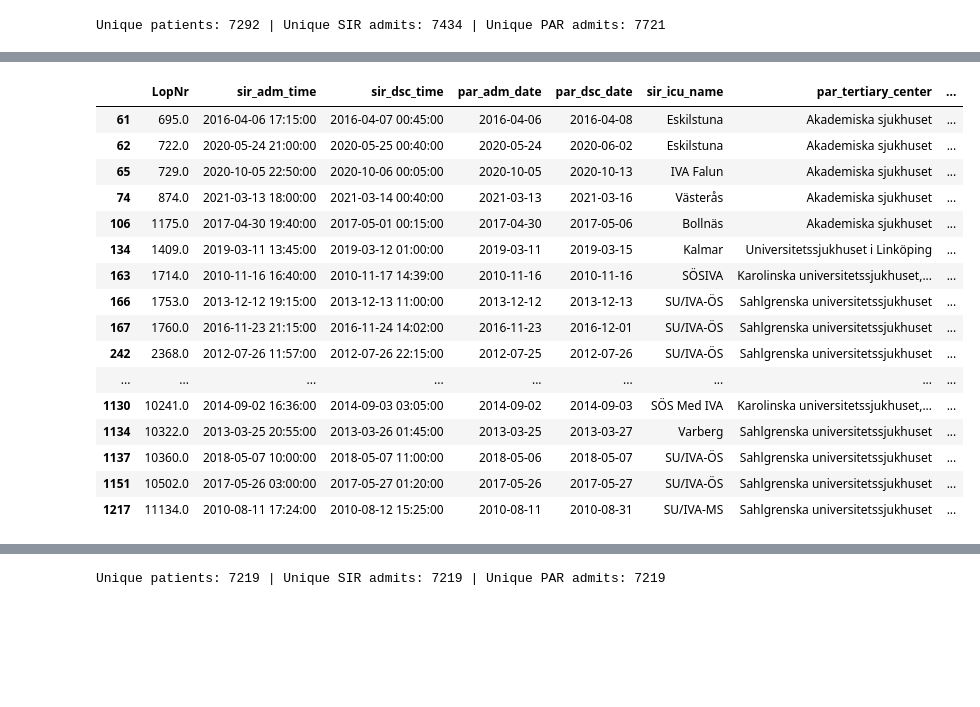
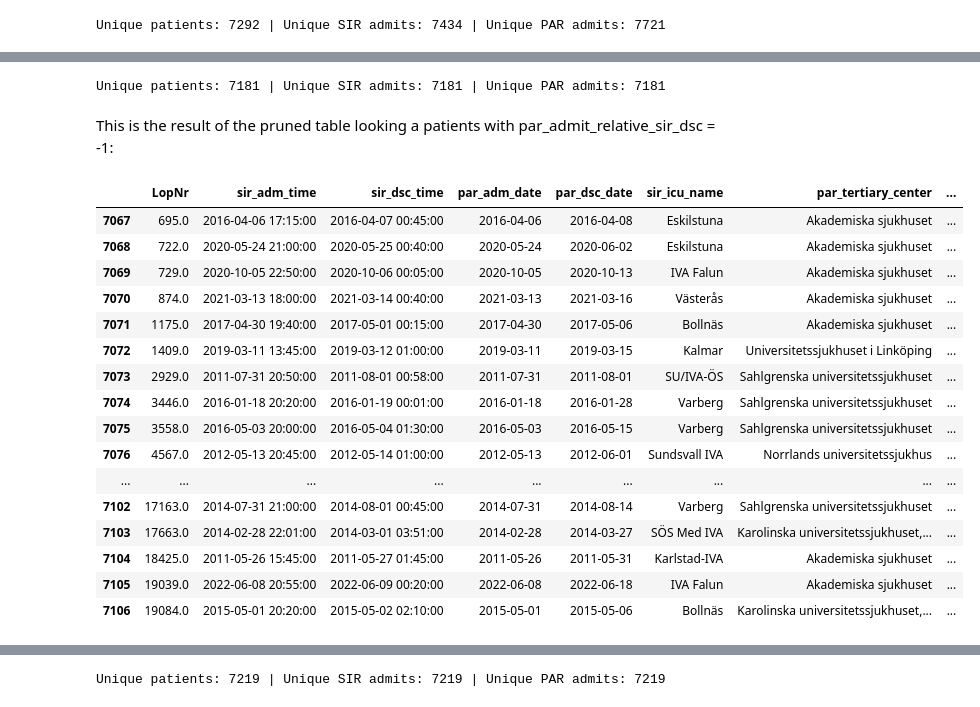
Before and after one commit to johol355/neuro-ascertainment, a Jupyter notebook: candidate-queries/transferred-nsicu-cohort/transferred-cohort.ipynb, the cells around one changed output, grey strips where cells are left out. Cells and saved outputs as stored; diff of their text form; code cells hidden in the pictures; blank space fills up the shorter version.

```diff
--- a/candidate-queries/transferred-nsicu-cohort/transferred-cohort.ipynb
+++ b/candidate-queries/transferred-nsicu-cohort/transferred-cohort.ipynb
@@ -102,20 +134,38 @@ to_check[['LopNr', 'sir_adm_time', 'sir_dsc_time', 'par_adm_date', 'par_dsc_date
+# %%
+query_DESC_pruned = query + "SELECT * FROM SUMMARY_TABLE_FIRST_PRUNE_LATE"
+DESC_pruned = pd.read_sql(query_DESC_pruned, engine)
+
+# format time
+DESC_pruned['par_adm_date'] = pd.to_datetime(DESC_pruned['par_adm_date'], unit='D')
+DESC_pruned['par_dsc_date'] = pd.to_datetime(DESC_pruned['par_dsc_date'], unit='D')
+DESC_pruned['earliest_par_admit_date'] = pd.to_datetime(DESC_pruned['earliest_par_admit_date'], unit='D')
+
+DESC_pruned['sir_adm_time'] = pd.to_datetime(DESC_pruned['sir_adm_time'], unit='s')
+DESC_pruned['sir_dsc_time'] = pd.to_datetime(DESC_pruned['sir_dsc_time'], unit='s')
+DESC_pruned['sir_adm_year'] = DESC_pruned['sir_adm_time'].dt.year
+
+count_id(DESC_pruned)
+# %% [output]
+Unique patients: 7181 | Unique SIR admits: 7181 | Unique PAR admits: 7181
+# %% [markdown]
+This is the result of the pruned table looking a patients with par_admit_relative_sir_dsc = -1:
 # %%
-DESC[['LopNr', 'sir_adm_time', 'sir_dsc_time', 'par_adm_date', 'par_dsc_date', 'sir_icu_name', 'par_tertiary_center', 'DX_GROUP', 'rows_per_patient', 'par_admit_relative_sir_dsc', 'earliest_par_admit_date']].query("par_admit_relative_sir_dsc == -1").head(40)
+DESC_pruned[['LopNr', 'sir_adm_time', 'sir_dsc_time', 'par_adm_date', 'par_dsc_date', 'sir_icu_name', 'par_tertiary_center', 'DX_GROUP', 'rows_per_patient', 'par_admit_relative_sir_dsc', 'earliest_par_admit_date']].query("par_admit_relative_sir_dsc == -1").head(40)
 # %% [output]
 |  | LopNr | sir_adm_time | sir_dsc_time | par_adm_date | par_dsc_date | sir_icu_name | par_tertiary_center | ... |
-| 61 | 695.0 | 2016-04-06 17:15:00 | 2016-04-07 00:45:00 | 2016-04-06 | 2016-04-08 | Eskilstuna | Akademiska sjukhuset | ... |
-| 62 | 722.0 | 2020-05-24 21:00:00 | 2020-05-25 00:40:00 | 2020-05-24 | 2020-06-02 | Eskilstuna | Akademiska sjukhuset | ... |
-| 65 | 729.0 | 2020-10-05 22:50:00 | 2020-10-06 00:05:00 | 2020-10-05 | 2020-10-13 | IVA Falun | Akademiska sjukhuset | ... |
-| 74 | 874.0 | 2021-03-13 18:00:00 | 2021-03-14 00:40:00 | 2021-03-13 | 2021-03-16 | Västerås | Akademiska sjukhuset | ... |
-| 106 | 1175.0 | 2017-04-30 19:40:00 | 2017-05-01 00:15:00 | 2017-04-30 | 2017-05-06 | Bollnäs | Akademiska sjukhuset | ... |
-| 134 | 1409.0 | 2019-03-11 13:45:00 | 2019-03-12 01:00:00 | 2019-03-11 | 2019-03-15 | Kalmar | Universitetssjukhuset i Linköping | ... |
-| 163 | 1714.0 | 2010-11-16 16:40:00 | 2010-11-17 14:39:00 | 2010-11-16 | 2010-11-16 | SÖSIVA | Karolinska universitetssjukhuset,... | ... |
-| 166 | 1753.0 | 2013-12-12 19:15:00 | 2013-12-13 11:00:00 | 2013-12-12 | 2013-12-13 | SU/IVA-ÖS | Sahlgrenska universitetssjukhuset | ... |
-| 167 | 1760.0 | 2016-11-23 21:15:00 | 2016-11-24 14:02:00 | 2016-11-23 | 2016-12-01 | SU/IVA-ÖS | Sahlgrenska universitetssjukhuset | ... |
-| 242 | 2368.0 | 2012-07-26 11:57:00 | 2012-07-26 22:15:00 | 2012-07-25 | 2012-07-26 | SU/IVA-ÖS | Sahlgrenska universitetssjukhuset | ... |
+| 7067 | 695.0 | 2016-04-06 17:15:00 | 2016-04-07 00:45:00 | 2016-04-06 | 2016-04-08 | Eskilstuna | Akademiska sjukhuset | ... |
+| 7068 | 722.0 | 2020-05-24 21:00:00 | 2020-05-25 00:40:00 | 2020-05-24 | 2020-06-02 | Eskilstuna | Akademiska sjukhuset | ... |
+| 7069 | 729.0 | 2020-10-05 22:50:00 | 2020-10-06 00:05:00 | 2020-10-05 | 2020-10-13 | IVA Falun | Akademiska sjukhuset | ... |
+| 7070 | 874.0 | 2021-03-13 18:00:00 | 2021-03-14 00:40:00 | 2021-03-13 | 2021-03-16 | Västerås | Akademiska sjukhuset | ... |
+| 7071 | 1175.0 | 2017-04-30 19:40:00 | 2017-05-01 00:15:00 | 2017-04-30 | 2017-05-06 | Bollnäs | Akademiska sjukhuset | ... |
+| 7072 | 1409.0 | 2019-03-11 13:45:00 | 2019-03-12 01:00:00 | 2019-03-11 | 2019-03-15 | Kalmar | Universitetssjukhuset i Linköping | ... |
+| 7073 | 2929.0 | 2011-07-31 20:50:00 | 2011-08-01 00:58:00 | 2011-07-31 | 2011-08-01 | SU/IVA-ÖS | Sahlgrenska universitetssjukhuset | ... |
+| 7074 | 3446.0 | 2016-01-18 20:20:00 | 2016-01-19 00:01:00 | 2016-01-18 | 2016-01-28 | Varberg | Sahlgrenska universitetssjukhuset | ... |
+| 7075 | 3558.0 | 2016-05-03 20:00:00 | 2016-05-04 01:30:00 | 2016-05-03 | 2016-05-15 | Varberg | Sahlgrenska universitetssjukhuset | ... |
+| 7076 | 4567.0 | 2012-05-13 20:45:00 | 2012-05-14 01:00:00 | 2012-05-13 | 2012-06-01 | Sundsvall IVA | Norrlands universitetssjukhus | ... |
 | ... | ... | ... | ... | ... | ... | ... | ... | ... |
-| 1130 | 10241.0 | 2014-09-02 16:36:00 | 2014-09-03 03:05:00 | 2014-09-02 | 2014-09-03 | SÖS Med IVA | Karolinska universitetssjukhuset,... | ... |
-| 1134 | 10322.0 | 2013-03-25 20:55:00 | 2013-03-26 01:45:00 | 2013-03-25 | 2013-03-27 | Varberg | Sahlgrenska universitetssjukhuset | ... |
-| 1137 | 10360.0 | 2018-05-07 10:00:00 | 2018-05-07 11:00:00 | 2018-05-06 | 2018-05-07 | SU/IVA-ÖS | Sahlgrenska universitetssjukhuset | ... |
-| 1151 | 10502.0 | 2017-05-26 03:00:00 | 2017-05-27 01:20:00 | 2017-05-26 | 2017-05-27 | SU/IVA-ÖS | Sahlgrenska universitetssjukhuset | ... |
-| 1217 | 11134.0 | 2010-08-11 17:24:00 | 2010-08-12 15:25:00 | 2010-08-11 | 2010-08-31 | SU/IVA-MS | Sahlgrenska universitetssjukhuset | ... |
+| 7102 | 17163.0 | 2014-07-31 21:00:00 | 2014-08-01 00:45:00 | 2014-07-31 | 2014-08-14 | Varberg | Sahlgrenska universitetssjukhuset | ... |
+| 7103 | 17663.0 | 2014-02-28 22:01:00 | 2014-03-01 03:51:00 | 2014-02-28 | 2014-03-27 | SÖS Med IVA | Karolinska universitetssjukhuset,... | ... |
+| 7104 | 18425.0 | 2011-05-26 15:45:00 | 2011-05-27 01:45:00 | 2011-05-26 | 2011-05-31 | Karlstad-IVA | Akademiska sjukhuset | ... |
+| 7105 | 19039.0 | 2022-06-08 20:55:00 | 2022-06-09 00:20:00 | 2022-06-08 | 2022-06-18 | IVA Falun | Akademiska sjukhuset | ... |
+| 7106 | 19084.0 | 2015-05-01 20:20:00 | 2015-05-02 02:10:00 | 2015-05-01 | 2015-05-06 | Bollnäs | Karolinska universitetssjukhuset,... | ... |
```
Also changed, not shown: parts of 24 cells of this notebook, 1 other file.
